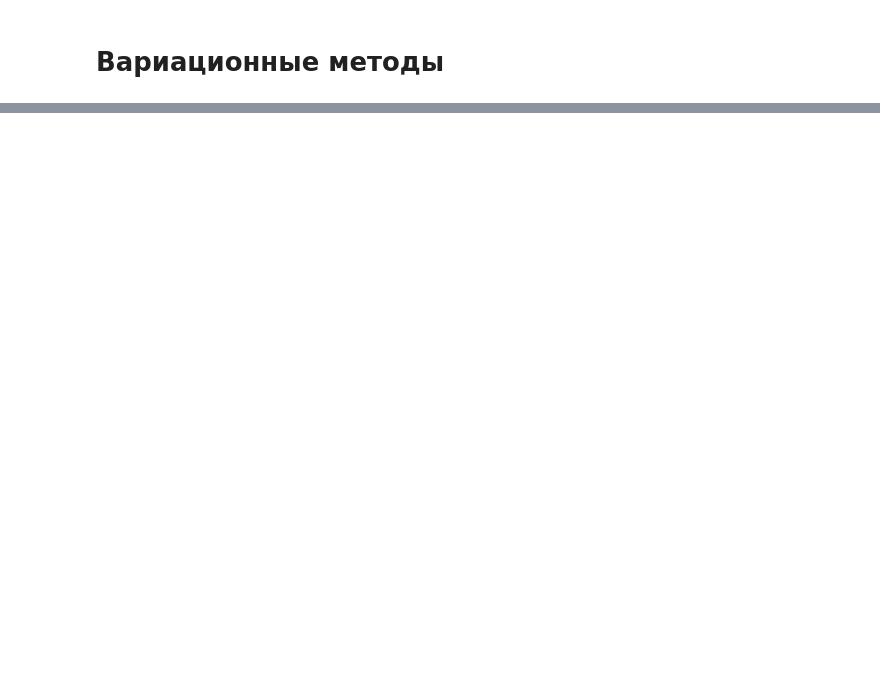
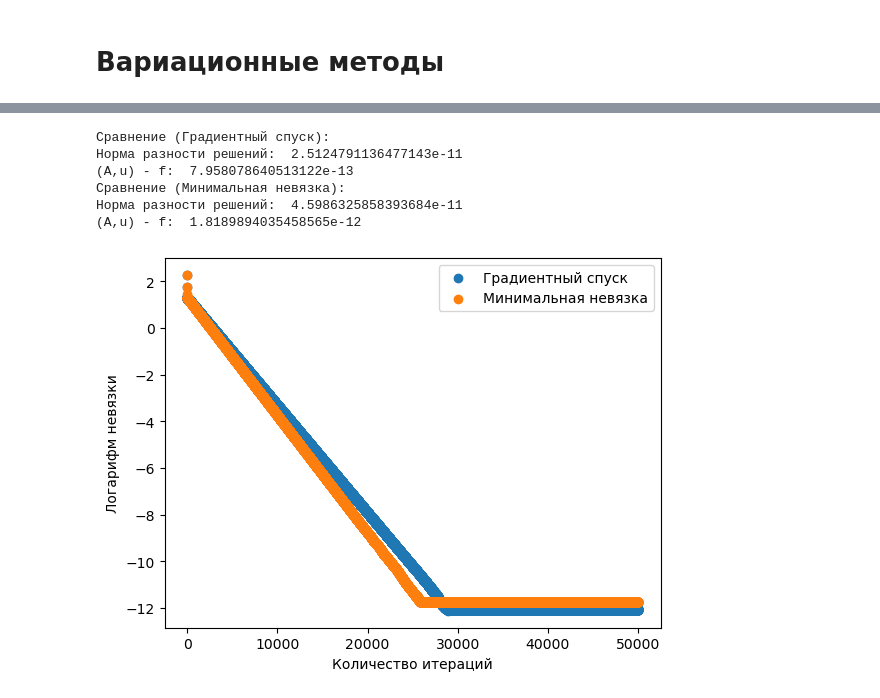
Before and after one commit to princess-oregano/computational_math, a Jupyter notebook: lin_eq/lin_eq.ipynb, the cells around one changed output, grey strips where cells are left out. Drawn from its saved outputs; the diff is of its cells as text; code cells hidden in the pictures; blank space fills up the shorter version.

```diff
--- a/lin_eq/lin_eq.ipynb
+++ b/lin_eq/lin_eq.ipynb
@@ -152,9 +158,9 @@ def soleGauss(matrix, free):
 A = initialMatrix()
 f = initialFreevec()
 
-roots = soleGauss(A, f)
-ref_roots = np.linalg.solve(A, f)
+u = soleGauss(A, f)
+ref_u = np.linalg.solve(A, f)
 
-print(norm(roots - ref_roots))
-print(norm(np.matmul(A, roots) - f))
+print("Норма разности решений: ", norm(u - ref_u))
+print("(A,u) - f: ", norm(np.matmul(A, u) - f))
 # %% [output]
@@ -375,0 +478,16 @@ plt.legend()
+# %%
+test(grad_desc, 50000, "Градиентный спуск")
+test(min_res, 50000, "Минимальная невязка")
+
+plt.xlabel("Количество итераций")
+plt.ylabel("Логарифм невязки")
+plt.legend()
+plt.show()
+# %% [output]
+Сравнение (Градиентный спуск):
+Норма разности решений:  2.5124791136477143e-11
+(A,u) - f:  7.958078640513122e-13
+Сравнение (Минимальная невязка):
+Норма разности решений:  4.5986325858393684e-11
+(A,u) - f:  1.8189894035458565e-12
+[figure, added]
```
Also changed, not shown: parts of 25 cells of this notebook.
